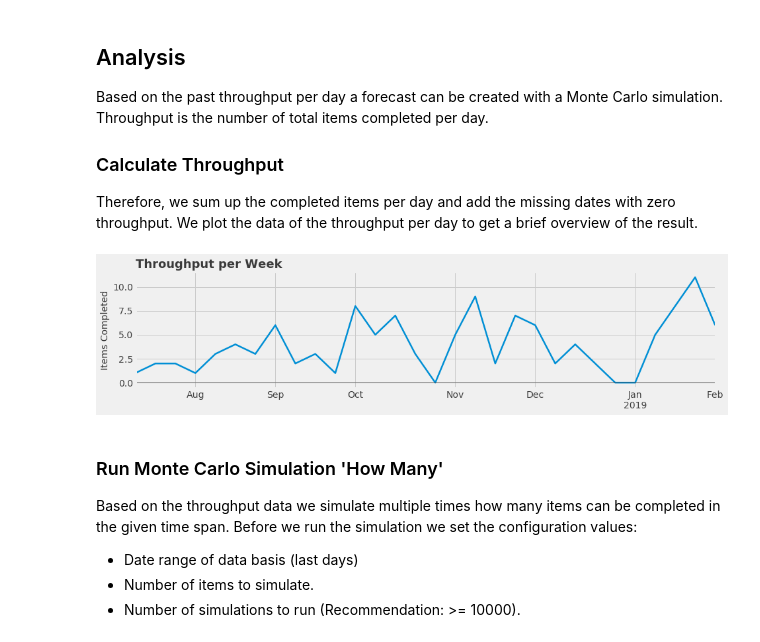
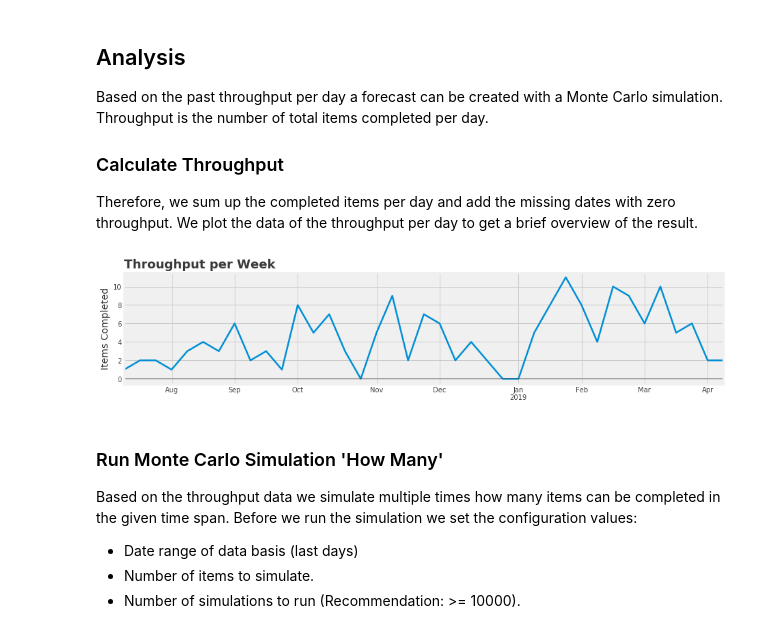
Before and after one commit to jabopiti/kanban-monte-carlo-simulation, a Jupyter notebook: Kanban-Monte_Carlo-How_Many.ipynb, the cells around one changed output. Drawn from its saved outputs; the diff is of its cells as text; code cells hidden in the pictures.

````diff
--- a/Kanban-Monte_Carlo-How_Many.ipynb
+++ b/Kanban-Monte_Carlo-How_Many.ipynb
@@ -44,7 +44,7 @@ Workflow:
 ```
 The CSV file contains all items that were created and moved through during the measurement. We just take the relevant data of completed items: completion date and type
 # %%
-kanban_data = pd.read_csv('data.csv', usecols=['Done', 'Type'], parse_dates=['Done']).dropna()
+kanban_data = pd.read_csv('batman.csv', usecols=['Done', 'Type'], parse_dates=['Done']).dropna()
 kanban_data.head(1)
 # %% [output]
 |  | Done | Type |
@@ -59,22 +59,22 @@ Therefore, we sum up the completed items per day and add the missing dates with
 # %%
 throughput = pd.crosstab(
     kanban_data.Done, kanban_data.Type, colnames=[None]).reset_index()
-throughput['Throughput'] = throughput.Bug + throughput.Story + throughput.Task
+throughput['Throughput'] = throughput.Bug + throughput.Story + throughput.Aufgabe
 date_range = pd.date_range(
     start=throughput.Done.min(), end=throughput.Done.max())
 throughput = throughput.set_index('Done').reindex(
     date_range).fillna(0).astype(int).rename_axis('Date')
 throughput_per_week = pd.DataFrame(
     throughput['Throughput'].resample('W-Mon').sum()).reset_index()
 ax = throughput_per_week.plot(
     x='Date', y='Throughput', linewidth=2.5, figsize=(14, 3), legend=None)
 ax.set_title("Throughput per Week", loc='left', fontdict={
              'fontsize': 18, 'fontweight': 'semibold'})
 ax.set_xlabel('')
 ax.set_ylabel('Items Completed')
 ax.axhline(y=0, color=lightgrey, alpha=.5);
 # %% [output]
-[figure, old version]
+[figure, new version]
 # %% [markdown]
 ### Run Monte Carlo Simulation 'How Many'
 Based on the throughput data we simulate multiple times how many items can be completed in the given time span. Before we run the simulation we set the configuration values:
````
Also changed, not shown: parts of 4 cells of this notebook, 1 other file.
